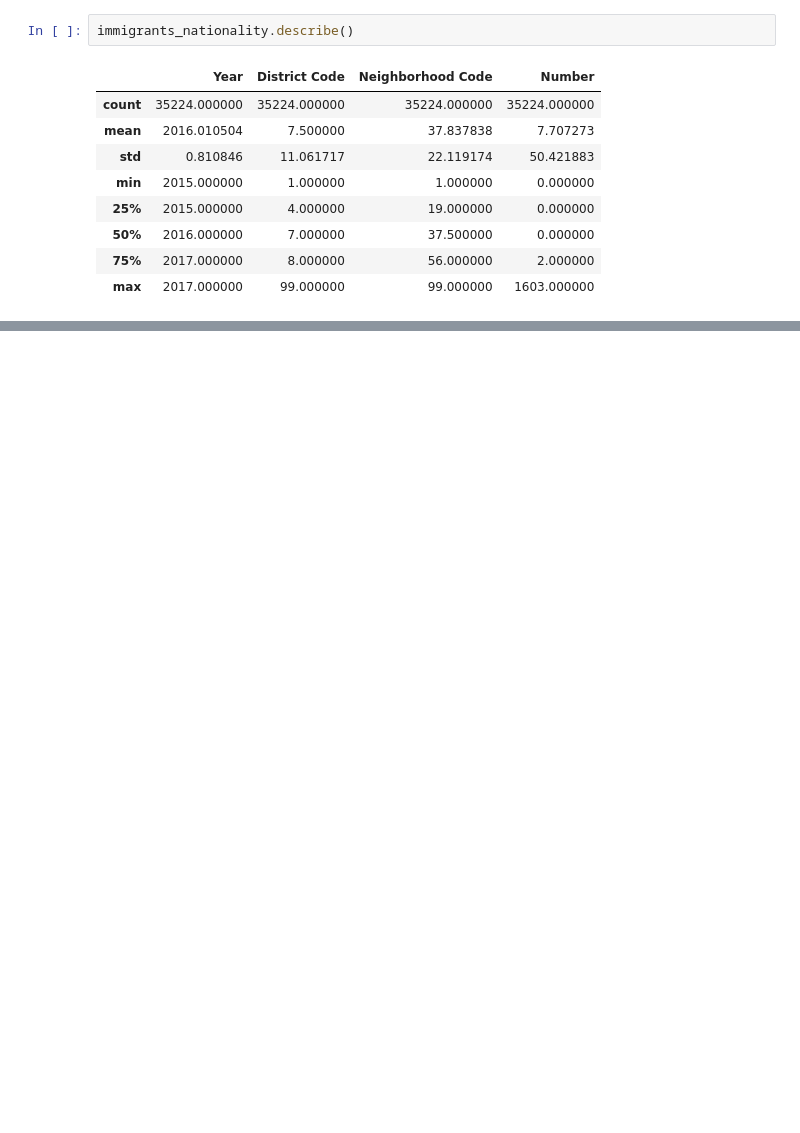
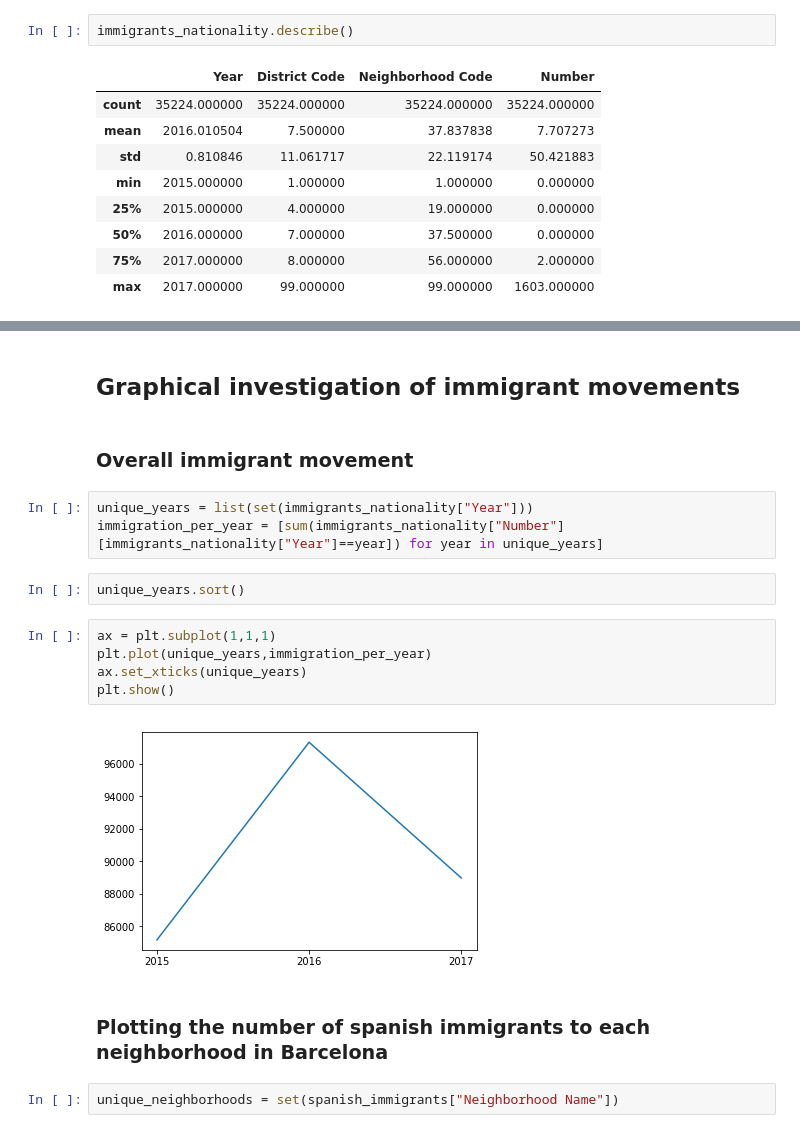
Before and after one commit to novajon/exploring-barcelona, a Jupyter notebook: Initial_Barcelona_Exploration.ipynb, the cells around one changed output, grey strips where cells are left out. Saved outputs shown, nothing was run; the diff lists cells and outputs as text; blank space fills up the shorter version.

```diff
--- a/Initial_Barcelona_Exploration.ipynb
+++ b/Initial_Barcelona_Exploration.ipynb
@@ -78,0 +60,20 @@ immigrants_nationality[immigrants_nationality.Nationality == "Spain"]
+# %% [markdown]
+## Graphical investigation of immigrant movements
+# %% [markdown]
+### Overall immigrant movement
+# %%
+unique_years = list(set(immigrants_nationality["Year"]))
+immigration_per_year = [sum(immigrants_nationality["Number"][immigrants_nationality["Year"]==year]) for year in unique_years]
+# %%
+unique_years.sort()
+# %%
+ax = plt.subplot(1,1,1)
+plt.plot(unique_years,immigration_per_year)
+ax.set_xticks(unique_years)
+plt.show()
+# %% [output]
+[figure, added]
+# %% [markdown]
+### Plotting the number of spanish immigrants to each neighborhood in Barcelona
+# %%
+unique_neighborhoods = set(spanish_immigrants["Neighborhood Name"])
```
Also changed, not shown: parts of 14 cells of this notebook.
